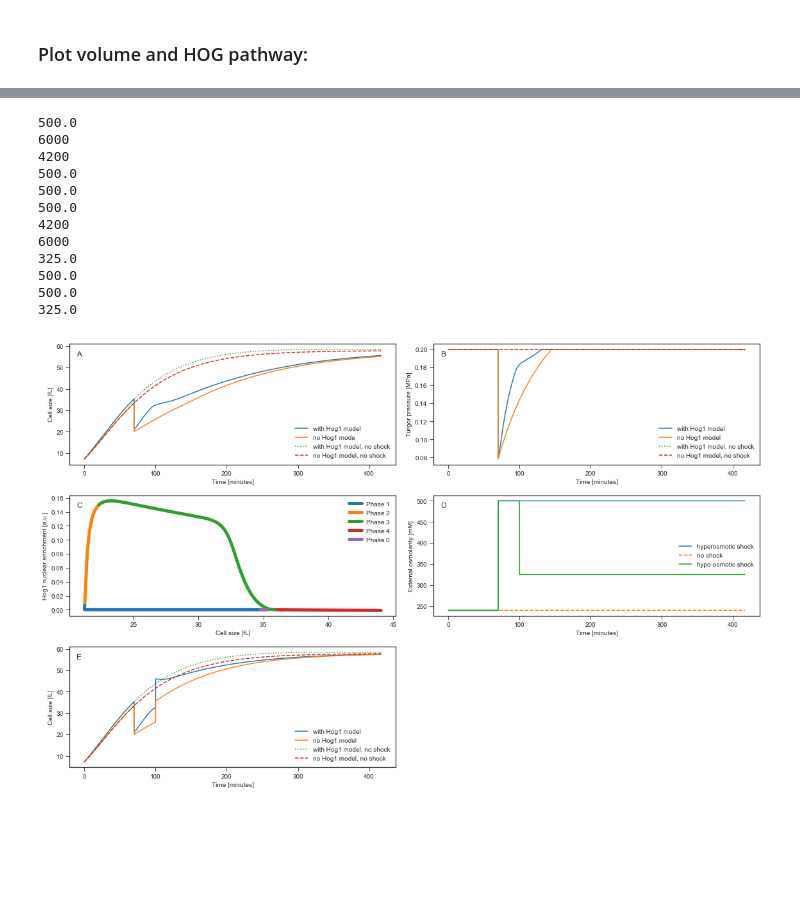
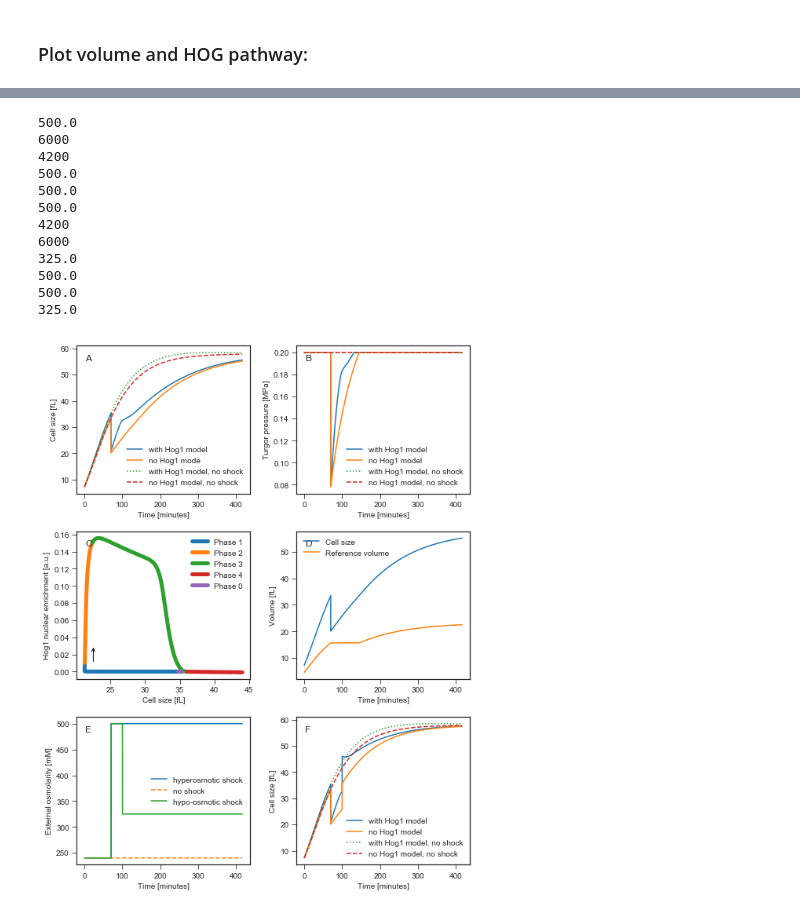
Before and after one commit to tbphu/volume_model, a Jupyter notebook: simulate_and_plot_hog_figures.ipynb, the cells around one changed output, grey strips where cells are left out. Drawn from its saved outputs; the diff is of its cells as text; code cells hidden in the pictures; blank space fills up the shorter version.

Commit message:
rearrange figure and added detailed supplementary figure

```diff
--- a/simulate_and_plot_hog_figures.ipynb
+++ b/simulate_and_plot_hog_figures.ipynb
@@ -303,21 +314,19 @@ volume_and_hog_model.integrator.relative_tolerance = 1e-10
 volume_model.integrator.relative_tolerance = 1e-10
 
 volume_and_hog_model_species=['time','vol_V_tot_fl', '[hog_Glyc_in]','[vol_c_i]', 'hog_Glyc_in','vol_c_i', 'hog_totalHog1PP','hog_n_totalHog1', 'hog_Hog1PPn', 'hog_Hog1PPc','hog_Hog1n', 'hog_Hog1c', '[hog_Hog1PPn]', '[hog_Hog1PPc]','[hog_Hog1n]', '[hog_Hog1c]', 'vol_pi_t', 'vol_pi_i']
-volume_model_species=['time','V_tot_fl', '[c_e]','[c_i]','c_i', 'pi_t', 'pi_i']
+volume_model_species=['time','V_tot_fl','R_ref','V_ref','r_os','r_b', '[c_e]','[c_i]','c_i', 'pi_t', 'pi_i']
 
 end_time = 25000
-
-#k_adjust = 1.27
-#k_nutrient = 2. * 1e-16 # mM/s/um^2
-#k_deg = k_adjust * k_nutrient # mM/s/um^2
 
 no_shock = volume_model['shock_set_c_e']
 no_hyposhock = volume_model['hyposhock_set_c_e']
 shock_event_time = 70*60 #volume_model['shock_event_time']
 hyposhock_event_time = 100*60 #volume_model['hyposhock_event_time']
 
-shock = 260+no_shock
-hyposhock = 260+no_hyposhock
+shock_add = 260 # raise external osmolarity by +260mM to 500mM overall.
+shock = no_shock + shock_add
+hyposhock = no_hyposhock + shock_add
+
 volume_hog_param_dict = {'vol_k_nutrient': None,
                          'vol_k_deg': None,
                          'vol_shock_event_time': shock_event_time,
@@ -338,36 +347,41 @@ volume_param_dict = {'k_nutrient': None,
 volume_and_hog_model = apply_param_dict_to_model(volume_and_hog_model,volume_hog_param_dict)
 volume_model = apply_param_dict_to_model(volume_model,volume_param_dict)
 
+# Initiate with a small ~5-10 fL, for HOG model - Discussion! :
 r_b_0 = 3 * volume_model['r_b_0']
 r_os_0 = 3 * volume_model['r_os_0']
-volume_model['r_b'] = r_b_0
-volume_model['r_os'] = r_os_0
-volume_model['[c_i]'] = volume_model['init([c_i])'] # set to inital value, otherwise concentration is recalulated to updated compartment size automatically
+c_i = volume_model['[c_i]']
+
+volume_model['r_b_0'] = r_b_0
+volume_model['r_os_0'] = r_os_0
 
 volume_and_hog_model['vol_r_b_0'] = r_b_0
 volume_and_hog_model['vol_r_os_0'] = r_os_0
-volume_and_hog_model.reset() # reset to inital values, otherwise concentrations are recalulated to updated compartment size automatically
+
+
+# To re-evaluate inital values according to new compartment size:
+volume_model.reset()
+volume_model['[c_i]'] = c_i # To keep c_i steady-state: reset to inital value, otherwise concentrations are recalulated to updated compartment size automatically.
+volume_and_hog_model.reset()
 
 volume_and_hog_sim=volume_and_hog_model.simulate(1, end_time, end_time, selections = volume_and_hog_model_species)
 volume_sim=volume_model.simulate(1, end_time, end_time, selections = volume_model_species)
 
 ############################
-#
+# For comparison with no-shock:
 volume_and_hog_model['vol_shock_set_c_e']=no_shock
 volume_and_hog_model['vol_hyposhock_set_c_e']=no_hyposhock
 volume_model['shock_set_c_e']=no_shock
 volume_model['hyposhock_set_c_e']=no_hyposhock
 volume_and_hog_model.reset()
 volume_model.reset()
-volume_model['r_b'] = r_b_0
-volume_model['r_os'] = r_os_0
-volume_model['[c_i]'] = volume_model['init([c_i])']
+volume_model['[c_i]'] = c_i
+
 volume_and_hog_sim_no_shock=volume_and_hog_model.simulate(1, end_time, end_time, selections = volume_and_hog_model_species)
 volume_sim_no_shock=volume_model.simulate(1, end_time, end_time, selections = volume_model_species)
-###
+############################
 
-plt.figure(figsize=(16,10))
-
+plt.figure(figsize=(8,10))
 
 #plt.subplot(gs[0,0])
 #plt.gca().add_artist(figure_numbering('A'))
@@ -379,14 +393,12 @@ plt.figure(figsize=(16,10))
 #plt.xlabel('Time [minutes]')
 #plt.legend()
 
-#plt.subplot(3,3,2)
 plt.subplot(gs[0,0])
 plt.gca().add_artist(figure_numbering('A'))
 plt.plot(volume_and_hog_sim['time']/60,volume_and_hog_sim['vol_V_tot_fl'],label = 'with Hog1 model')
 plt.plot(volume_sim['time']/60,volume_sim['V_tot_fl'],label = 'no Hog1 mode')
 plt.plot(volume_and_hog_sim_no_shock['time']/60,volume_and_hog_sim_no_shock['vol_V_tot_fl'],':',label = 'with Hog1 model, no shock')
 plt.plot(volume_sim_no_shock['time']/60,volume_sim_no_shock['V_tot_fl'],'--',label = 'no Hog1 model, no shock')
-#plt.xlim(90,200)
 plt.ylabel('Cell size [fL]')
 plt.xlabel('Time [minutes]')
 plt.legend()
@@ -424,27 +436,39 @@ plt.plot(volume_and_hog_sim['vol_V_tot_fl'][phase_2[0]:phase_2[1]],enrichment[ph
 plt.plot(volume_and_hog_sim['vol_V_tot_fl'][phase_3[0]:phase_3[1]],enrichment[phase_3[0]:phase_3[1]],label = 'Phase 3',linewidth=thickness)
 plt.plot(volume_and_hog_sim['vol_V_tot_fl'][phase_4[0]:phase_4[1]],enrichment[phase_4[0]:phase_4[1]],label = 'Phase 4',linewidth=thickness)
 plt.plot(volume_and_hog_sim['vol_V_tot_fl'][phase_0[0]:phase_0[1]],enrichment[phase_0[0]:phase_0[1]],label = 'Phase 0',linewidth=thickness)
+plt.annotate('', xy=(22.5, .03), xycoords="data",xytext=(22.5,0.01),arrowprops=dict(arrowstyle="->"))
 plt.ylabel('Hog1 nuclear enrichment [a.u.]')
 plt.xlabel('Cell size [fL]')
 plt.legend()
 
-plt.subplot(gs[1,1])
-plt.gca().add_artist(figure_numbering('D'))
+plt.subplot(gs[2,0])
+plt.gca().add_artist(figure_numbering('E'))
 plt.plot(volume_sim['time']/60,volume_sim['[c_e]'],label = 'hyperosmotic shock')
 plt.plot(volume_sim_no_shock['time']/60,volume_sim_no_shock['[c_e]'],'--',label = 'no shock' )
 plt.ylabel('External osmolarity [mM]')
 plt.xlabel('Time [minutes]')
 plt.legend()
 
+plt.subplot(gs[1,1])
+plt.gca().add_artist(figure_numbering('D'))
+plt.plot(volume_sim['time']/60,volume_sim['V_tot_fl'],label = 'Cell size')
+plt.plot(volume_sim['time']/60,volume_sim['V_ref'],label = 'Reference volume')
+plt.ylabel('Volume [fL]')
+plt.xlabel('Time [minutes]')
+plt.legend()
+
+
+###########################
+# Hypo-osmotic shock:
+
 volume_model.reset()
-volume_model['r_b'] = r_b_0
-volume_model['r_os'] = r_os_0
-volume_model['[c_i]'] = volume_model['init([c_i])'] # set to inital value, otherwise concentration is recalulated to updated compartment size automatically
-
+volume_model['[c_i]'] = c_i
 volume_and_hog_model.reset()
 
-shock = 260+no_shock
-hyposhock = 85+no_hyposhock
+shock_sub = 85
+
+shock = no_shock + shock_add
+hyposhock = no_hyposhock + shock_sub
 
 volume_hog_param_dict = {'vol_k_nutrient': None,
                          'vol_k_deg': None,
@@ -482,8 +506,8 @@ volume_sim=volume_model.simulate(1, end_time, end_time, selections = volume_mode
 #plt.legend()
 
 #plt.subplot(3,3,8)
-plt.subplot(gs[2,0])
-plt.gca().add_artist(figure_numbering('E'))
+plt.subplot(gs[2,1])
+plt.gca().add_artist(figure_numbering('F'))
 plt.plot(volume_and_hog_sim['time']/60,volume_and_hog_sim['vol_V_tot_fl'],label = 'with Hog1 model')
 plt.plot(volume_sim['time']/60,volume_sim['V_tot_fl'],label = 'no Hog1 model')
 plt.plot(volume_and_hog_sim_no_shock['time']/60,volume_and_hog_sim_no_shock['vol_V_tot_fl'],':',label = 'with Hog1 model, no shock')
@@ -495,39 +519,34 @@ plt.legend()
 
 #plt.subplot(gs[2,2])
 #plt.gca().add_artist(figure_numbering('H'))
 #plt.plot(volume_and_hog_sim['time']/60,volume_and_hog_sim['vol_pi_t']/1e6,label = 'with Hog1 model')
 #plt.plot(volume_sim['time']/60,volume_sim['pi_t']/1e6,label = 'no Hog1 model')
 #plt.plot(volume_and_hog_sim_no_shock['time']/60,volume_and_hog_sim_no_shock['vol_pi_t']/1e6,':',label = 'with Hog1 model, no shock')
 #plt.plot(volume_sim_no_shock['time']/60,volume_sim_no_shock['pi_t']/1e6,'--',label = 'no Hog1 model, no shock')
 #plt.ylabel('Turgor pressure [MPa]')
 #plt.xlabel('Time [minutes]')
 #plt.legend()
 
-plt.subplot(gs[1,1])
+plt.subplot(gs[2,0])
 #plt.gca().add_artist(figure_numbering('A'))
 plt.plot(volume_sim['time']/60,volume_sim['[c_e]'],label = 'hypo-osmotic shock')
 plt.ylabel('External osmolarity [mM]')
 plt.legend()
 
 plt.tight_layout()
-#plt.savefig('plots/volume_and_hog_shocks.png',dpi=300)
-#plt.savefig('plots/volume_and_hog_shocks.eps')
-
-#plt.figure(figsize=(16,9))
-#plt.plot(volume_and_hog_sim['vol_V_tot_fl'][shock_event_time-1:shock_event_time+8000],enrichment[shock_event_time-1:shock_event_time+8000])
-#plt.figure(figsize=(16,9))
-#plt.plot(volume_and_hog_sim['time']/60,volume_and_hog_sim['hog_totalHog1PP'])
+plt.savefig('figures/volume_and_hog_shocks.png',dpi=300)
+plt.savefig('figures/volume_and_hog_shocks.eps')
 # %% [output]
 500.0
 6000
 4200
 500.0
 500.0
 500.0
 4200
 6000
 325.0
 500.0
 500.0
 325.0
-[figure, old version]
+[figure, new version]
```
Also changed, not shown: parts of 3 cells of this notebook, 4 other files.
